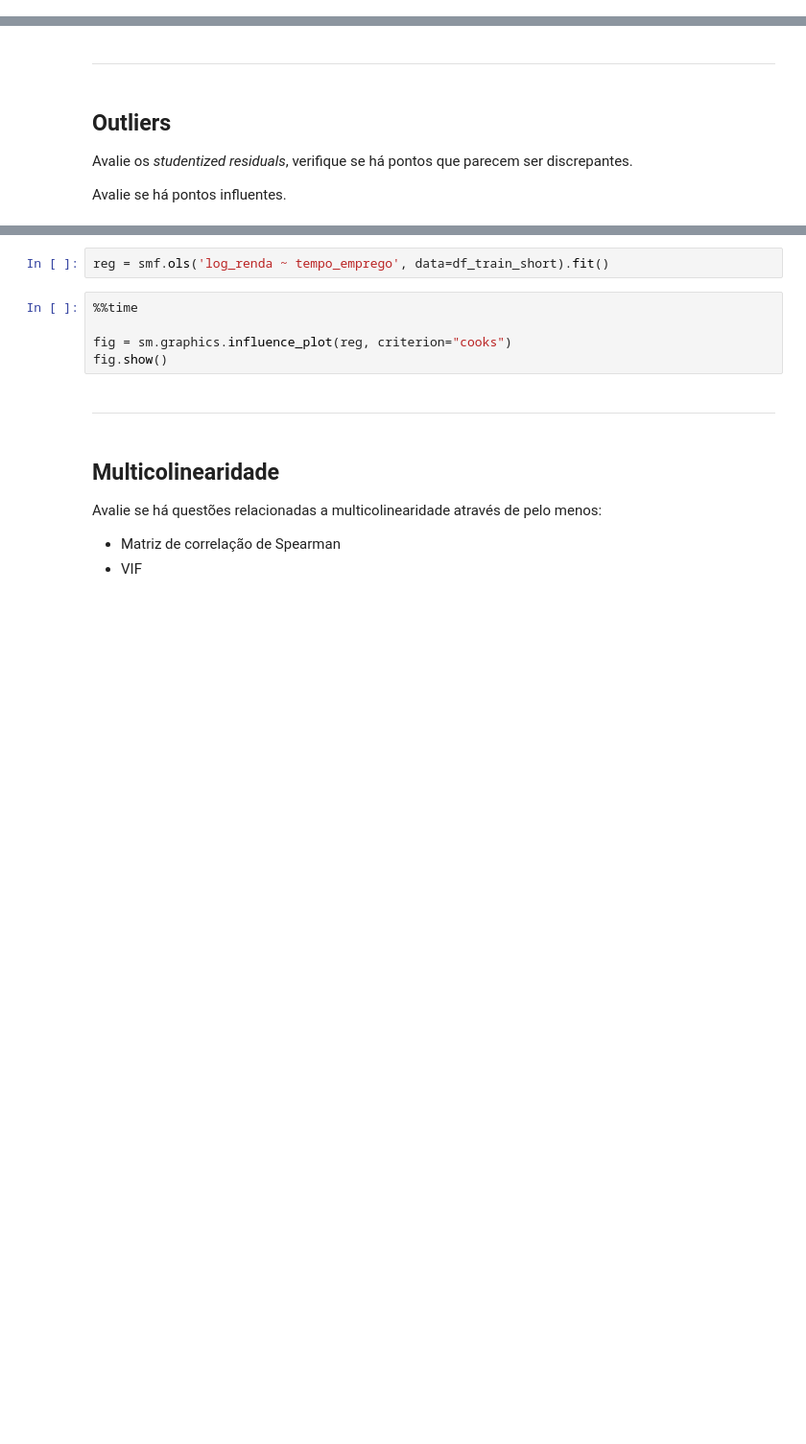
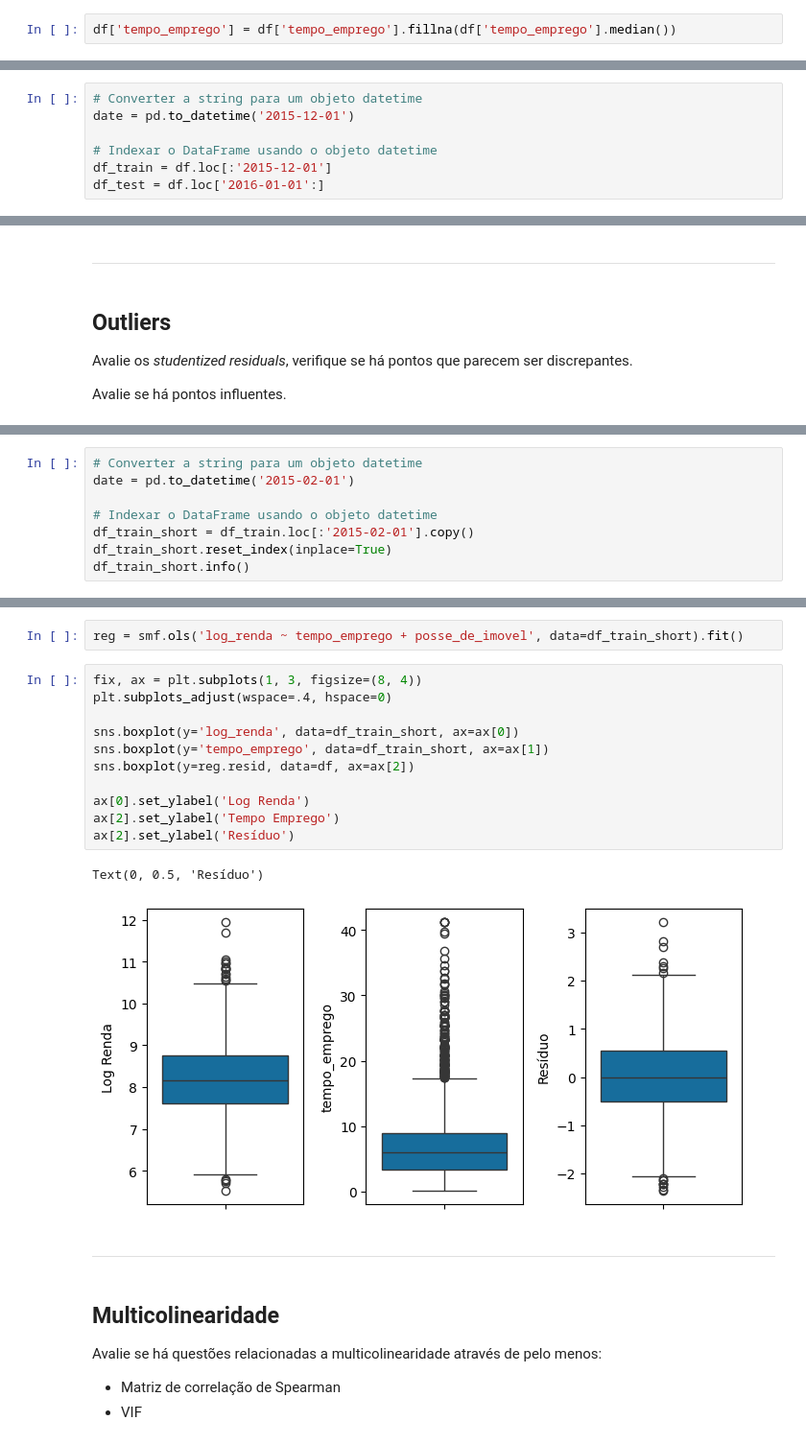
Before and after one commit to raafarosa/Ebac_Data_Scientist_Gen, a Jupyter notebook: Module 35 - Regressão IV/md35-practice.ipynb, the cells around one changed output, grey strips where cells are left out. Shown at 96% size. Drawn from its saved outputs; the diff is of its cells as text; blank space fills up the shorter version.

```diff
--- a/Module 35 - Regressão IV/md35-practice.ipynb
+++ b/Module 35 - Regressão IV/md35-practice.ipynb
@@ -84,3 +63,5 @@ df['tempo_emprego'].fillna(value=df['tempo_emprego'].mean(), inplace=True)
+# %%
+df['tempo_emprego'] = df['tempo_emprego'].fillna(df['tempo_emprego'].median())
 # %%
 df.isnull().sum()
 # %% [output]
@@ -113,0 +94,7 @@ KeyError: '2015-12-01'
+# %%
+# Converter a string para um objeto datetime
+date = pd.to_datetime('2015-12-01')
+
+# Indexar o DataFrame usando o objeto datetime
+df_train = df.loc[:'2015-12-01']
+df_test = df.loc['2016-01-01':]
@@ -183,0 +219,8 @@ df_train_short.info()
+# %%
+# Converter a string para um objeto datetime
+date = pd.to_datetime('2015-02-01')
+
+# Indexar o DataFrame usando o objeto datetime
+df_train_short = df_train.loc[:'2015-02-01'].copy()
+df_train_short.reset_index(inplace=True)
+df_train_short.info()
@@ -184,10 +245,19 @@ df_train_short.info()
 # %%
-reg = smf.ols('log_renda ~ tempo_emprego', data=df_train_short).fit()
+reg = smf.ols('log_renda ~ tempo_emprego + posse_de_imovel', data=df_train_short).fit()
-# %%
-%%time
-
-fig = sm.graphics.influence_plot(reg, criterion="cooks")
-fig.show()
+# %%
+fix, ax = plt.subplots(1, 3, figsize=(8, 4))
+plt.subplots_adjust(wspace=.4, hspace=0)
+
+sns.boxplot(y='log_renda', data=df_train_short, ax=ax[0])
+sns.boxplot(y='tempo_emprego', data=df_train_short, ax=ax[1])
+sns.boxplot(y=reg.resid, data=df, ax=ax[2])
+
+ax[0].set_ylabel('Log Renda')
+ax[2].set_ylabel('Tempo Emprego')
+ax[2].set_ylabel('Resíduo')
+# %% [output]
+Text(0, 0.5, 'Resíduo')
+[figure, added]
 # %% [markdown]
 ---
 # %% [markdown]
```
Also changed, not shown: parts of 26 cells of this notebook, 1 other file.
